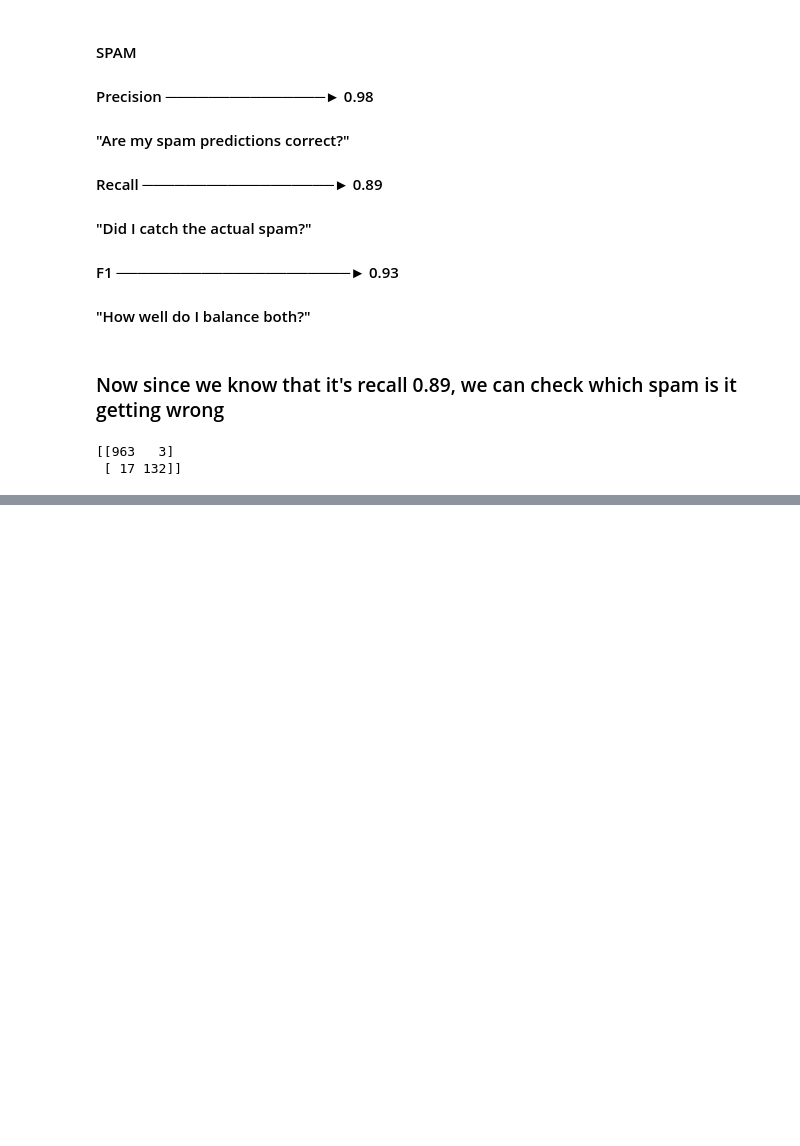
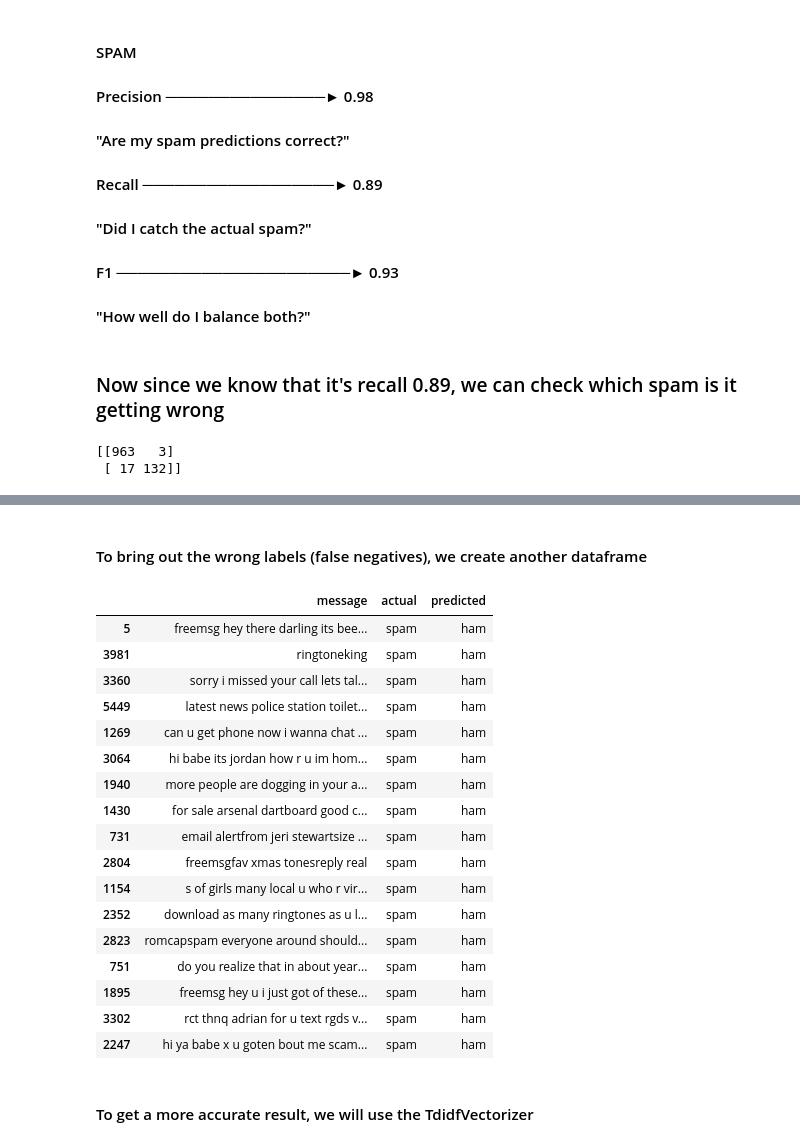
Before and after one commit to nemo-code-ai/sms-spam-classifier, a Jupyter notebook: src/sms_spam_classifier/base.ipynb, the cells around one changed output, grey strips where cells are left out. Cells and saved outputs as stored; diff of their text form; code cells hidden in the pictures; blank space fills up the shorter version.

```diff
--- a/src/sms_spam_classifier/base.ipynb
+++ b/src/sms_spam_classifier/base.ipynb
@@ -329,3 +329,12 @@ print(cm)
 # %% [output]
 [[963   3]
  [ 17 132]]
+# %%
+# we create a Dataframe to find
+import pandas as pd
+
+results = pd.DataFrame({
+    'message': x_test,
+    'actual': y_test,
+    'predicted': y_pred
+})
@@ -331,0 +363,29 @@ print(cm)
+# %% [markdown]
+#### To bring out the wrong labels (false negatives), we create another dataframe
+# %%
+false_negatives = results [
+    (results['actual'] == 'spam')  &  (results['predicted'] == 'ham')
+]
+# %%
+false_negatives
+# %% [output]
+|  | message | actual | predicted |
+| 5 | freemsg hey there darling its bee... | spam | ham |
+| 3981 | ringtoneking | spam | ham |
+| 3360 | sorry i missed your call lets tal... | spam | ham |
+| 5449 | latest news police station toilet... | spam | ham |
+| 1269 | can u get phone now i wanna chat ... | spam | ham |
+| 3064 | hi babe its jordan how r u im hom... | spam | ham |
+| 1940 | more people are dogging in your a... | spam | ham |
+| 1430 | for sale arsenal dartboard good c... | spam | ham |
+| 731 | email alertfrom jeri stewartsize ... | spam | ham |
+| 2804 | freemsgfav xmas tonesreply real | spam | ham |
+| 1154 | s of girls many local u who r vir... | spam | ham |
+| 2352 | download as many ringtones as u l... | spam | ham |
+| 2823 | romcapspam everyone around should... | spam | ham |
+| 751 | do you realize that in about year... | spam | ham |
+| 1895 | freemsg hey u i just got of these... | spam | ham |
+| 3302 | rct thnq adrian for u text rgds v... | spam | ham |
+| 2247 | hi ya babe x u goten bout me scam... | spam | ham |
+# %% [markdown]
+#### To get a more accurate result, we will use the TdidfVectorizer
```
Also changed, not shown: parts of 6 cells of this notebook.
